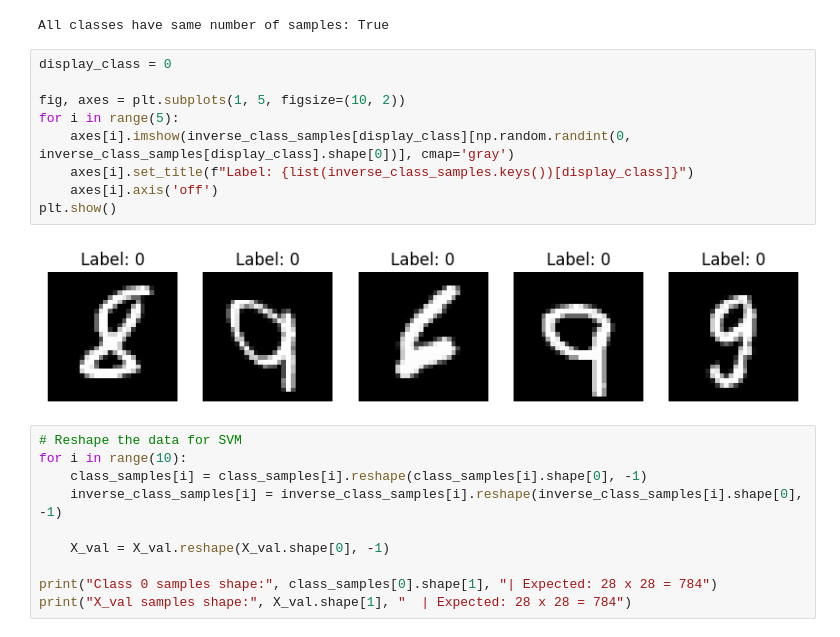
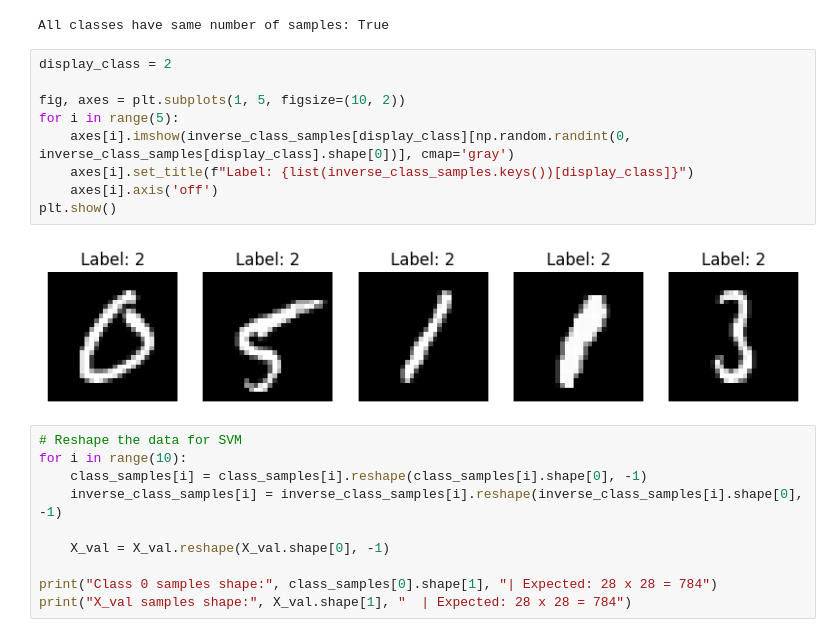
Before and after one commit to ludvigramsvik/MNIST-project-DT4031, a Jupyter notebook: SVM/firstTest_SVM.ipynb, the cells around one changed output. Saved outputs shown, nothing was run; the diff lists cells and outputs as text.

```diff
--- a/SVM/firstTest_SVM.ipynb
+++ b/SVM/firstTest_SVM.ipynb
@@ -82,16 +82,16 @@ print("All classes have same number of samples:", all_clear)
 # %% [output]
 All classes have same number of samples: True
 # %%
-display_class = 0
+display_class = 2
 
 fig, axes = plt.subplots(1, 5, figsize=(10, 2))
 for i in range(5):
     axes[i].imshow(inverse_class_samples[display_class][np.random.randint(0, inverse_class_samples[display_class].shape[0])], cmap='gray')
     axes[i].set_title(f"Label: {list(inverse_class_samples.keys())[display_class]}")
     axes[i].axis('off')
 plt.show()
 # %% [output]
-[figure, old version]
+[figure, new version]
 # %%
 # Reshape the data for SVM
 for i in range(10):
```
Also changed, not shown: parts of 5 cells of this notebook, 1 other file.
